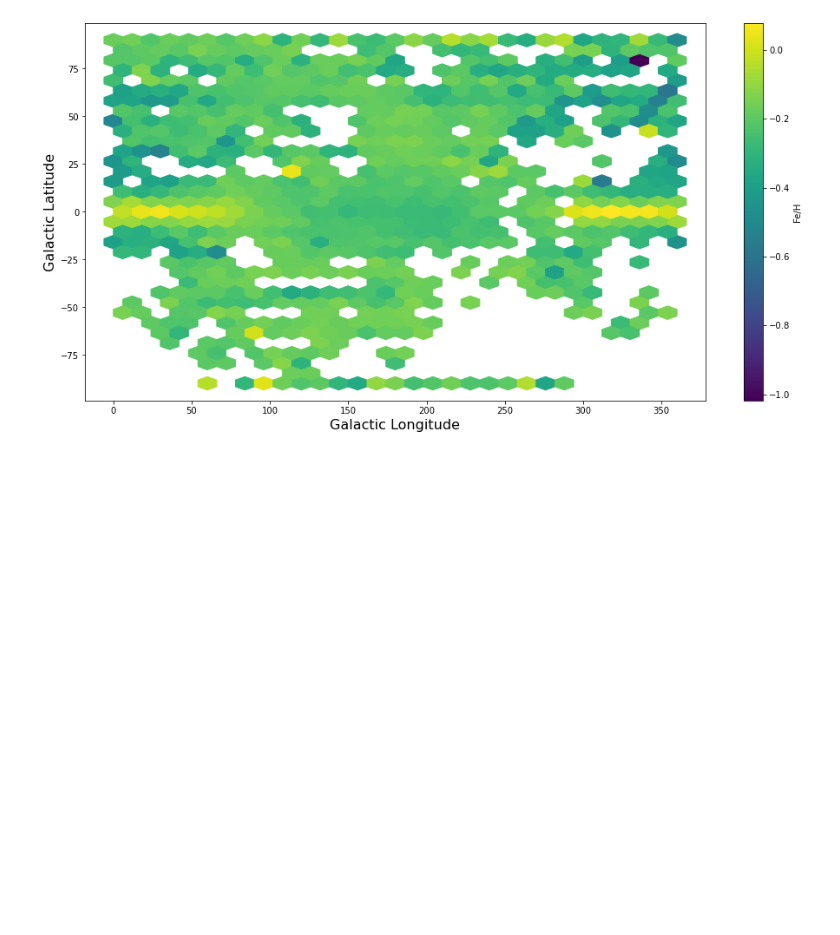
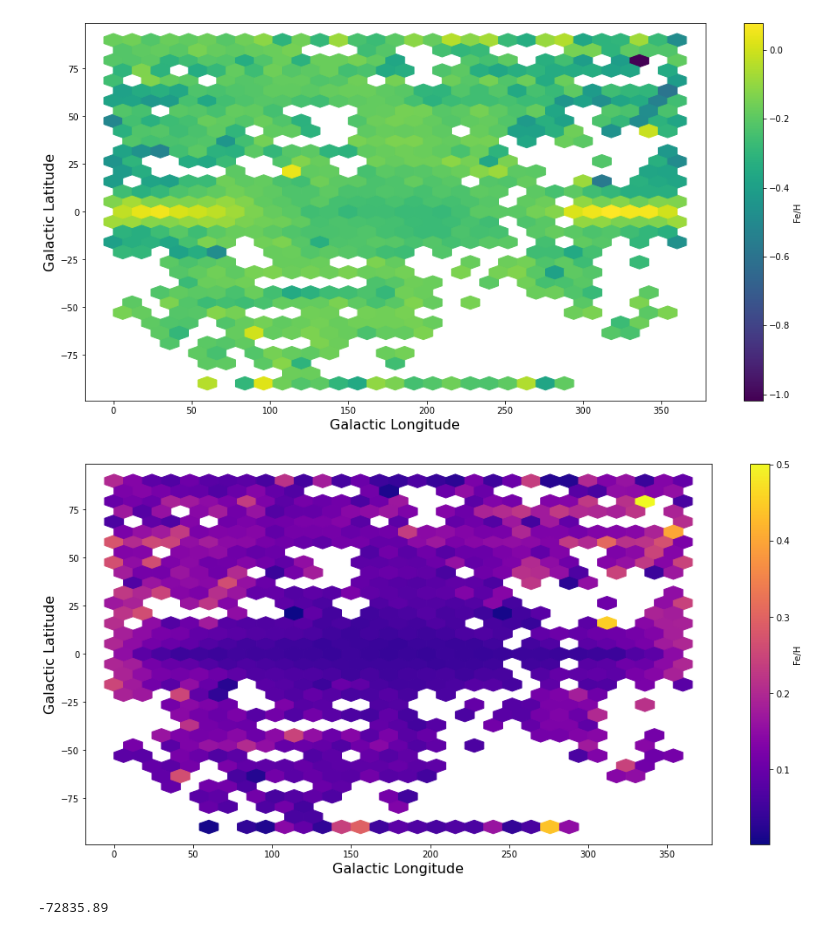
Before and after one commit to ssagynbayeva/data-playground, a Jupyter notebook: apogee-dr17.ipynb, the cells around one changed output. Cells and saved outputs as stored; diff of their text form; code cells hidden in the pictures; blank space fills up the shorter version.

Commit message:
data flags and metallicity

```diff
--- a/apogee-dr17.ipynb
+++ b/apogee-dr17.ipynb
@@ -240,2 +241,5 @@ Text(0.5, 0, 'Wavelength')
+# %%
+# remove nans from the metallicity data
+met_mask = np.isnan(mystars['FE_H'])
 # %%
 plt.figure(figsize=(16,8))
@@ -257,0 +272,13 @@ cb = plt.colorbar(label='Fe/H')
+# %%
+plt.figure(figsize=(16,8))
+plt.hexbin(mystars[~met_mask]['GLON'], mystars[~met_mask]['GLAT'], C=mystars[~met_mask]['FE_H'], gridsize=30, mincnt=2, reduce_C_function=np.var, cmap='plasma')
+# hexbin plots mean of 'C' array
+plt.xlabel('Galactic Longitude', fontsize=16)
+plt.ylabel('Galactic Latitude', fontsize=16)
+cb = plt.colorbar(label='Fe/H')
+# %% [output]
+[figure, added]
+# %%
+np.sum(mystars[~met_mask]['FE_H'])
+# %% [output]
+-72835.89
```
Also changed, not shown: parts of 11 cells of this notebook.
